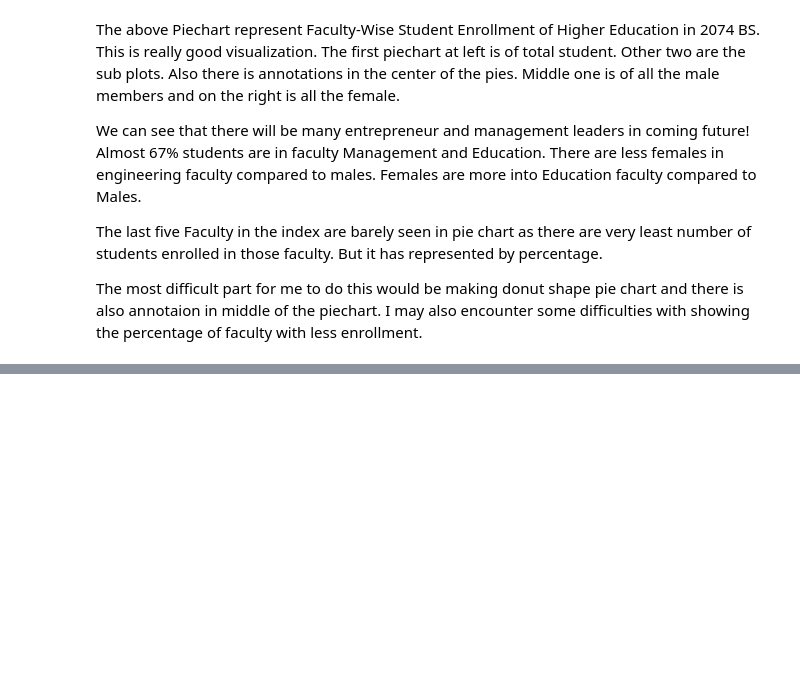
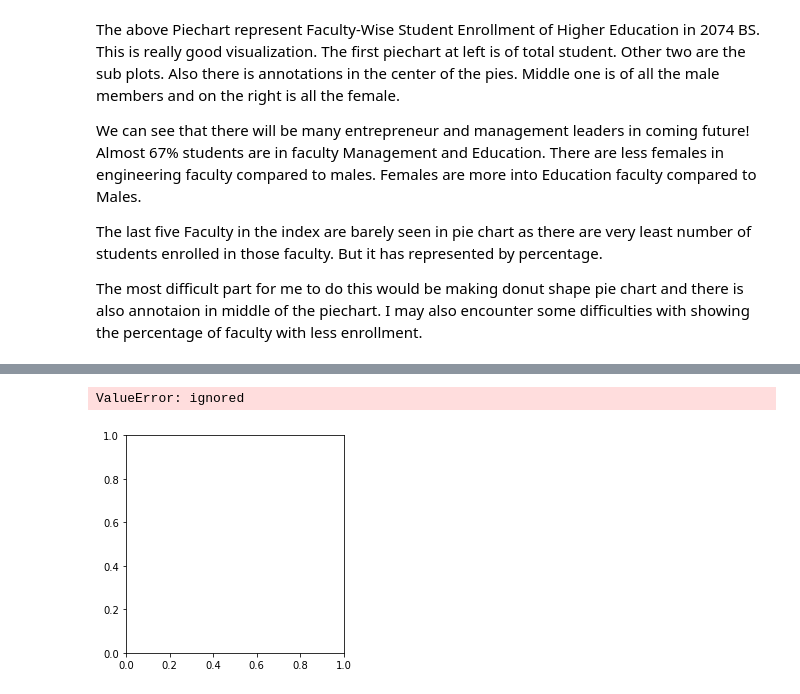
Before and after one commit to bidhan7/Data-Processing-Visualization-, a Jupyter notebook: Recreating_Masters_Proposal.ipynb, the cells around one changed output, grey strips where cells are left out. Saved outputs shown, nothing was run; the diff lists cells and outputs as text; code cells hidden in the pictures; blank space fills up the shorter version.

```diff
--- a/Recreating_Masters_Proposal.ipynb
+++ b/Recreating_Masters_Proposal.ipynb
@@ -23,0 +29,3 @@ The most difficult part for me to do this would be making donut shape pie chart
+# %%
+from google.colab import files
+uploaded = files.upload()
@@ -23,0 +92,4 @@ The most difficult part for me to do this would be making donut shape pie chart
+# %%
+import io
+df = pd.read_csv(io.BytesIO(uploaded['Total Number of Faculties of Higher Education by Province in 2074 BS.csv']))
+df
@@ -23,0 +106,8 @@ The most difficult part for me to do this would be making donut shape pie chart
+# %%
+plt.pie(df)
+my_circle=plt.Circle( (0,0), 0.7, color='white')
+p=plt.gcf()
+p.gca().add_artist(my_circle)
+# %% [output]
+ValueError: ignored
+[figure, added]
```
Also changed, not shown: parts of 5 cells of this notebook.
